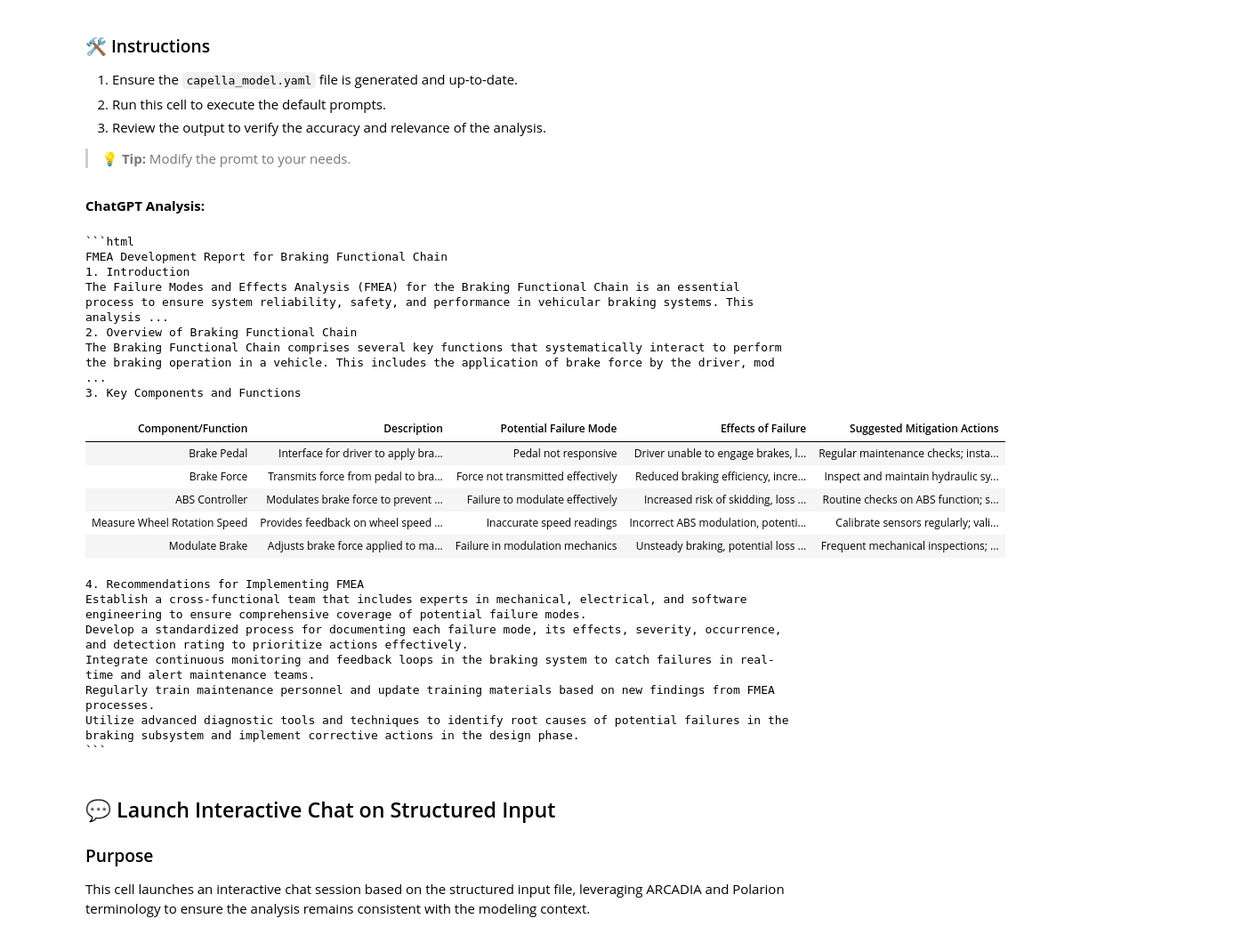
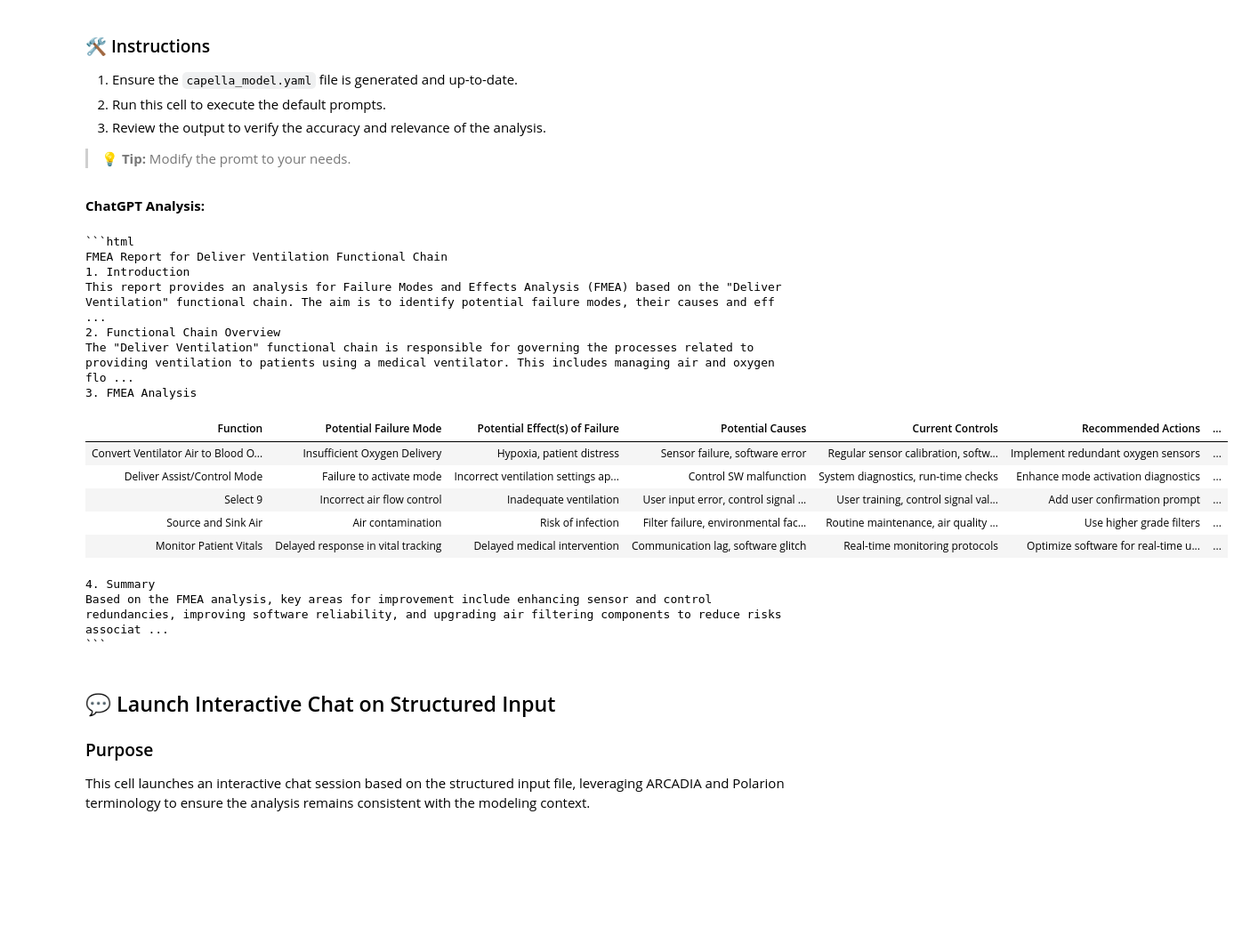
Before and after one commit to tkSDISW/Med_Ventilator_Model, a Jupyter notebook: Notebooks/MBSE Analyzer.ipynb, the cells around one changed output. Shown at 89% size. Drawn from its saved outputs; the diff is of its cells as text; code cells hidden in the pictures; blank space fills up the shorter version.

````diff
--- a/Notebooks/MBSE Analyzer.ipynb
+++ b/Notebooks/MBSE Analyzer.ipynb
@@ -404,37 +428,33 @@ This cell executes the **follow up prompts** defined for analyzing the model. Th
 
 > 💡 **Tip:** Modify the promt to your needs.
 # %%
-analyzer.follow_up_prompt("Generate a report that could be used to develop and FMEA based on the Braking functonal chain.")
+analyzer.follow_up_prompt("Generate a report that could be used to develop and FMEA based on the Deliver AC Mode functonal chain.")
 chatgpt_response = analyzer.get_response()
 
 # Step 3: Display the response in the notebook
 #print("ChatGPT Analysis:\n")
 display(Markdown(f"\n\n**ChatGPT Analysis:**\n"))
 #print(chatgpt_response)
 display(HTML(chatgpt_response))
 # %% [output]
 
 
 **ChatGPT Analysis:**
 ```html
-FMEA Development Report for Braking Functional Chain
+FMEA Report for Deliver Ventilation Functional Chain
 1. Introduction
-The Failure Modes and Effects Analysis (FMEA) for the Braking Functional Chain is an essential process to ensure system reliability, safety, and performance in vehicular braking systems. This analysis ...
-2. Overview of Braking Functional Chain
-The Braking Functional Chain comprises several key functions that systematically interact to perform the braking operation in a vehicle. This includes the application of brake force by the driver, mod ...
-3. Key Components and Functions
+This report provides an analysis for Failure Modes and Effects Analysis (FMEA) based on the "Deliver Ventilation" functional chain. The aim is to identify potential failure modes, their causes and eff ...
+2. Functional Chain Overview
+The "Deliver Ventilation" functional chain is responsible for governing the processes related to providing ventilation to patients using a medical ventilator. This includes managing air and oxygen flo ...
+3. FMEA Analysis
-| Component/Function | Description | Potential Failure Mode | Effects of Failure | Suggested Mitigation Actions |
-| Brake Pedal | Interface for driver to apply bra... | Pedal not responsive | Driver unable to engage brakes, l... | Regular maintenance checks; insta... |
-| Brake Force | Transmits force from pedal to bra... | Force not transmitted effectively | Reduced braking efficiency, incre... | Inspect and maintain hydraulic sy... |
-| ABS Controller | Modulates brake force to prevent ... | Failure to modulate effectively | Increased risk of skidding, loss ... | Routine checks on ABS function; s... |
-| Measure Wheel Rotation Speed | Provides feedback on wheel speed ... | Inaccurate speed readings | Incorrect ABS modulation, potenti... | Calibrate sensors regularly; vali... |
-| Modulate Brake | Adjusts brake force applied to ma... | Failure in modulation mechanics | Unsteady braking, potential loss ... | Frequent mechanical inspections; ... |
+| Function | Potential Failure Mode | Potential Effect(s) of Failure | Potential Causes | Current Controls | Recommended Actions | ... |
+| Convert Ventilator Air to Blood O... | Insufficient Oxygen Delivery | Hypoxia, patient distress | Sensor failure, software error | Regular sensor calibration, softw... | Implement redundant oxygen sensors | ... |
+| Deliver Assist/Control Mode | Failure to activate mode | Incorrect ventilation settings ap... | Control SW malfunction | System diagnostics, run-time checks | Enhance mode activation diagnostics | ... |
+| Select 9 | Incorrect air flow control | Inadequate ventilation | User input error, control signal ... | User training, control signal val... | Add user confirmation prompt | ... |
+| Source and Sink Air | Air contamination | Risk of infection | Filter failure, environmental fac... | Routine maintenance, air quality ... | Use higher grade filters | ... |
+| Monitor Patient Vitals | Delayed response in vital tracking | Delayed medical intervention | Communication lag, software glitch | Real-time monitoring protocols | Optimize software for real-time u... | ... |
-4. Recommendations for Implementing FMEA
-Establish a cross-functional team that includes experts in mechanical, electrical, and software engineering to ensure comprehensive coverage of potential failure modes.
-Develop a standardized process for documenting each failure mode, its effects, severity, occurrence, and detection rating to prioritize actions effectively.
-Integrate continuous monitoring and feedback loops in the braking system to catch failures in real-time and alert maintenance teams.
-Regularly train maintenance personnel and update training materials based on new findings from FMEA processes.
-Utilize advanced diagnostic tools and techniques to identify root causes of potential failures in the braking subsystem and implement corrective actions in the design phase.
+4. Summary
+Based on the FMEA analysis, key areas for improvement include enhancing sensor and control redundancies, improving software reliability, and upgrading air filtering components to reduce risks associat ...
 ```
 # %% [markdown]
 ## 💬 Launch Interactive Chat on Structured Input
````
Also changed, not shown: parts of 6 cells of this notebook, 3 other files.
